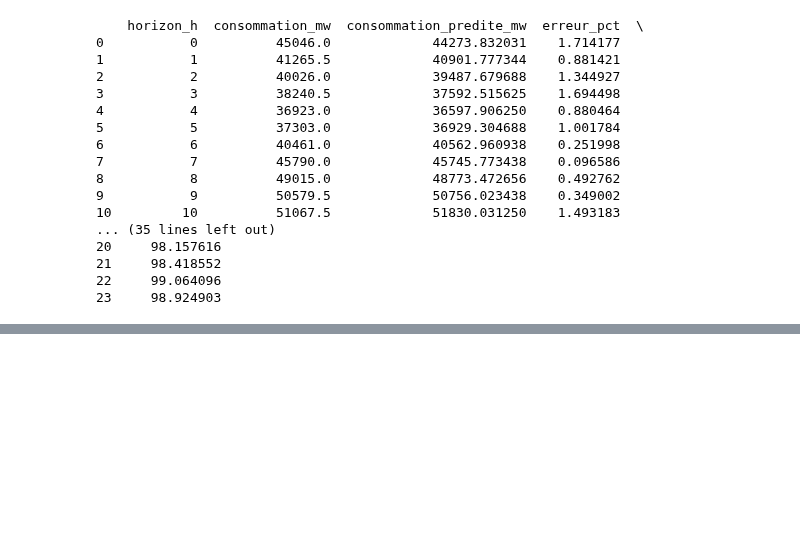
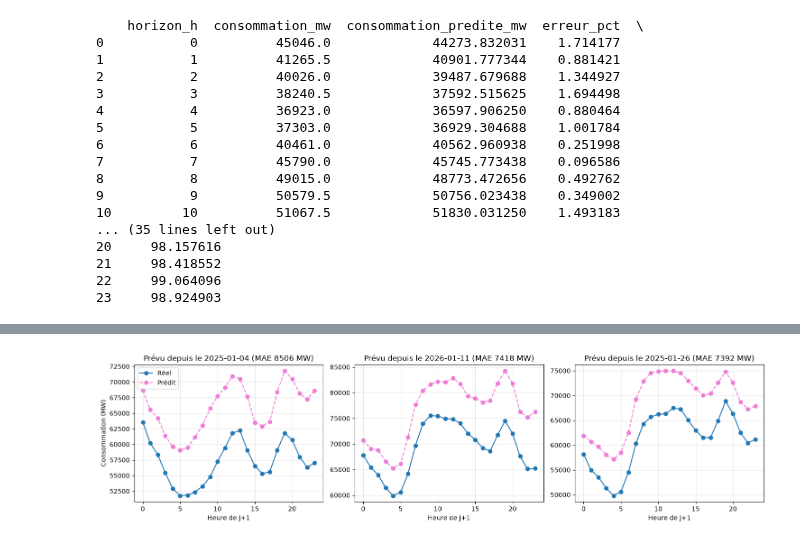
Before and after one commit to LeStolz/ConsommationElectrique, a Jupyter notebook: notebooks/modelisation_xgboost_meteo_realiste.ipynb, the cells around one changed output, grey strips where cells are left out. Saved outputs shown, nothing was run; the diff lists cells and outputs as text; code cells hidden in the pictures; blank space fills up the shorter version.

Commit message:
etude d'ablation et analyse d'échecs pour XGBOOST

```diff
--- a/notebooks/modelisation_xgboost_meteo_realiste.ipynb
+++ b/notebooks/modelisation_xgboost_meteo_realiste.ipynb
@@ -546,0 +621,56 @@ Accuracy : 98.95 %  (définie comme 100% - MAPE)
+# %%
+import numpy as np
+import pandas as pd
+import matplotlib.pyplot as plt
+
+diag = test[["date_prevision", "horizon_h", "cible_consommation_mw", "jour_semaine",
+             "ferie", "vacances", "meteo_realiste_temperature_c_pondere_pop"]].copy()
+diag["pred"] = pred_test
+diag["err_abs"] = (diag["cible_consommation_mw"] - diag["pred"]).abs()
+diag["err_signee"] = diag["pred"] - diag["cible_consommation_mw"]   # >0 : sur-estimation
+diag["jour_J"] = diag["date_prevision"].astype(str).str[:10]
+
+par_jour = diag.groupby("jour_J").agg(
+    mae=("err_abs", "mean"),
+    biais=("err_signee", "mean"),
+    jour_semaine=("jour_semaine", "first"),
+    ferie=("ferie", "max"),
+    vacances=("vacances", "max"),
+    temp_persistee=("meteo_realiste_temperature_c_pondere_pop", "first"),
+    n=("err_abs", "size"),
+)
+
+# Température réellement observée le jour J+1 (moyenne journalière)
+temp_jour = df.groupby(df["timestamp_paris"].dt.strftime("%Y-%m-%d"))["temperature_c_pondere_pop"].mean()
+jour_cible = (pd.to_datetime(par_jour.index) + pd.DateOffset(days=1)).strftime("%Y-%m-%d")
+par_jour["temp_reelle_J+1"] = temp_jour.reindex(jour_cible).values
+par_jour["ecart_temp"] = par_jour["temp_reelle_J+1"] - par_jour["temp_persistee"]
+
+# Température moyenne des 24 h précédant la coupure (jour J, 14h), comparable à une moyenne journalière
+temp_idx = df.set_index("timestamp_paris")["temperature_c_pondere_pop"]
+temp_24h = temp_idx.rolling("24h").mean()
+
+a_14h = temp_24h[temp_24h.index.hour == 14]
+temp_24h_a_14h = pd.Series(a_14h.values, index=a_14h.index.strftime("%Y-%m-%d"))
+temp_24h_a_14h = temp_24h_a_14h[~temp_24h_a_14h.index.duplicated()]
+
+par_jour["temp_24h_avant_coupure"] = temp_24h_a_14h.reindex(par_jour.index).values
+par_jour["ecart_temp_corrige"] = par_jour["temp_reelle_J+1"] - par_jour["temp_24h_avant_coupure"]
+
+pires = par_jour[par_jour["n"] >= 23].sort_values("mae", ascending=False).head(10)
+display(pires.round(1))
+
+# Graphique : réel vs prédit pour les 3 pires jours
+fig, axes = plt.subplots(1, 3, figsize=(15, 4), sharey=False)
+for ax, jour in zip(axes, pires.index[:3]):
+    d = diag[diag["jour_J"] == jour].sort_values("horizon_h")
+    ax.plot(d["horizon_h"], d["cible_consommation_mw"], marker="o", label="Réel")
+    ax.plot(d["horizon_h"], d["pred"], marker="o", linestyle="--", color="#ef7dd6", label="Prédit")
+    ax.set_title(f"Prévu depuis le {jour} (MAE {pires.loc[jour, 'mae']:.0f} MW)")
+    ax.set_xlabel("Heure de J+1")
+    ax.grid(alpha=0.3)
+axes[0].set_ylabel("Consommation (MW)")
+axes[0].legend()
+plt.tight_layout()
+plt.show()
+# %% [output]
@@ -546,0 +689 @@ Accuracy : 98.95 %  (définie comme 100% - MAPE)
+[figure, added]
```
Also changed, not shown: parts of 22 cells of this notebook, 9 other files.
